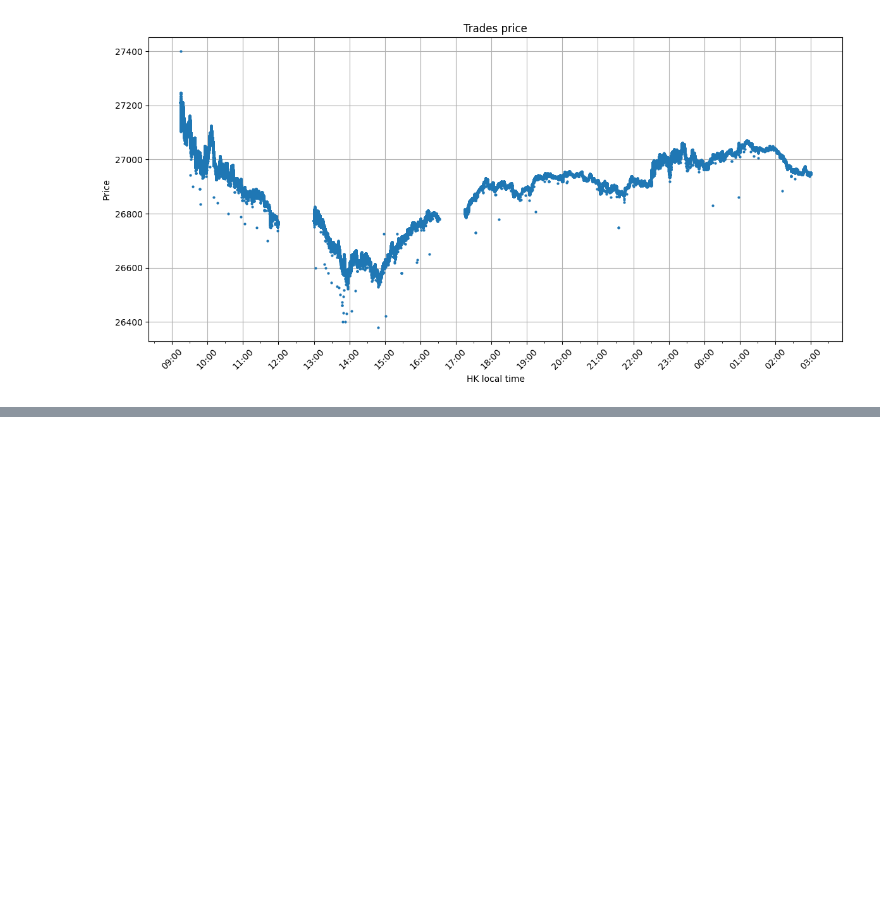
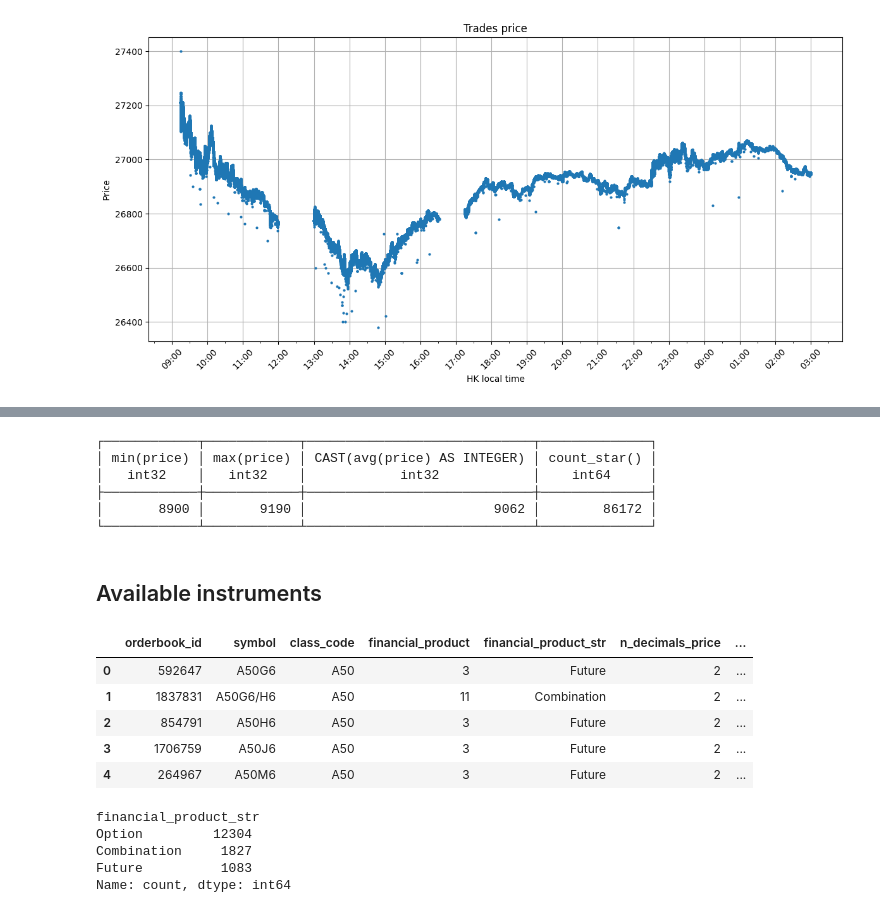
Before and after one commit to julienbaptiste/destiny-research, a Jupyter notebook: notebooks/01_data_overview/hsi_overview.ipynb, the cells around one changed output, grey strips where cells are left out. Drawn from its saved outputs; the diff is of its cells as text; code cells hidden in the pictures; blank space fills up the shorter version.

Commit message:
chore(notebooks): add HSI raw parquet sanity checks
Price range, trade side distribution, msg_type breakdown for
HSI/MHI/HHI/MCH on 2026-02-03. Validates hkex_raw_parser output.

```diff
--- a/notebooks/01_data_overview/hsi_overview.ipynb
+++ b/notebooks/01_data_overview/hsi_overview.ipynb
@@ -177,0 +265,34 @@ plt.show()
+# %%
+duckdb.query("""
+    SELECT min(price), max(price), avg(price)::int, count(*)
+    FROM t
+    WHERE symbol = 'HHIG6'
+""").show()
+# %% [output]
+┌────────────┬────────────┬─────────────────────────────┬──────────────┐
+│ min(price) │ max(price) │ CAST(avg(price) AS INTEGER) │ count_star() │
+│   int32    │   int32    │            int32            │    int64     │
+├────────────┼────────────┼─────────────────────────────┼──────────────┤
+│       8900 │       9190 │                        9062 │        86172 │
+└────────────┴────────────┴─────────────────────────────┴──────────────┘
+# %% [markdown]
+## Available instruments
+# %%
+df = pd.read_csv('/home/julien/Téléchargements/hkex_instruments_20260203.csv')
+# %%
+df.head()
+# %% [output]
+|  | orderbook_id | symbol | class_code | financial_product | financial_product_str | n_decimals_price | ... |
+| 0 | 592647 | A50G6 | A50 | 3 | Future | 2 | ... |
+| 1 | 1837831 | A50G6/H6 | A50 | 11 | Combination | 2 | ... |
+| 2 | 854791 | A50H6 | A50 | 3 | Future | 2 | ... |
+| 3 | 1706759 | A50J6 | A50 | 3 | Future | 2 | ... |
+| 4 | 264967 | A50M6 | A50 | 3 | Future | 2 | ... |
+# %%
+df.financial_product_str.value_counts()
+# %% [output]
+financial_product_str
+Option         12304
+Combination     1827
+Future          1083
+Name: count, dtype: int64
```
Also changed, not shown: parts of 19 cells of this notebook.
